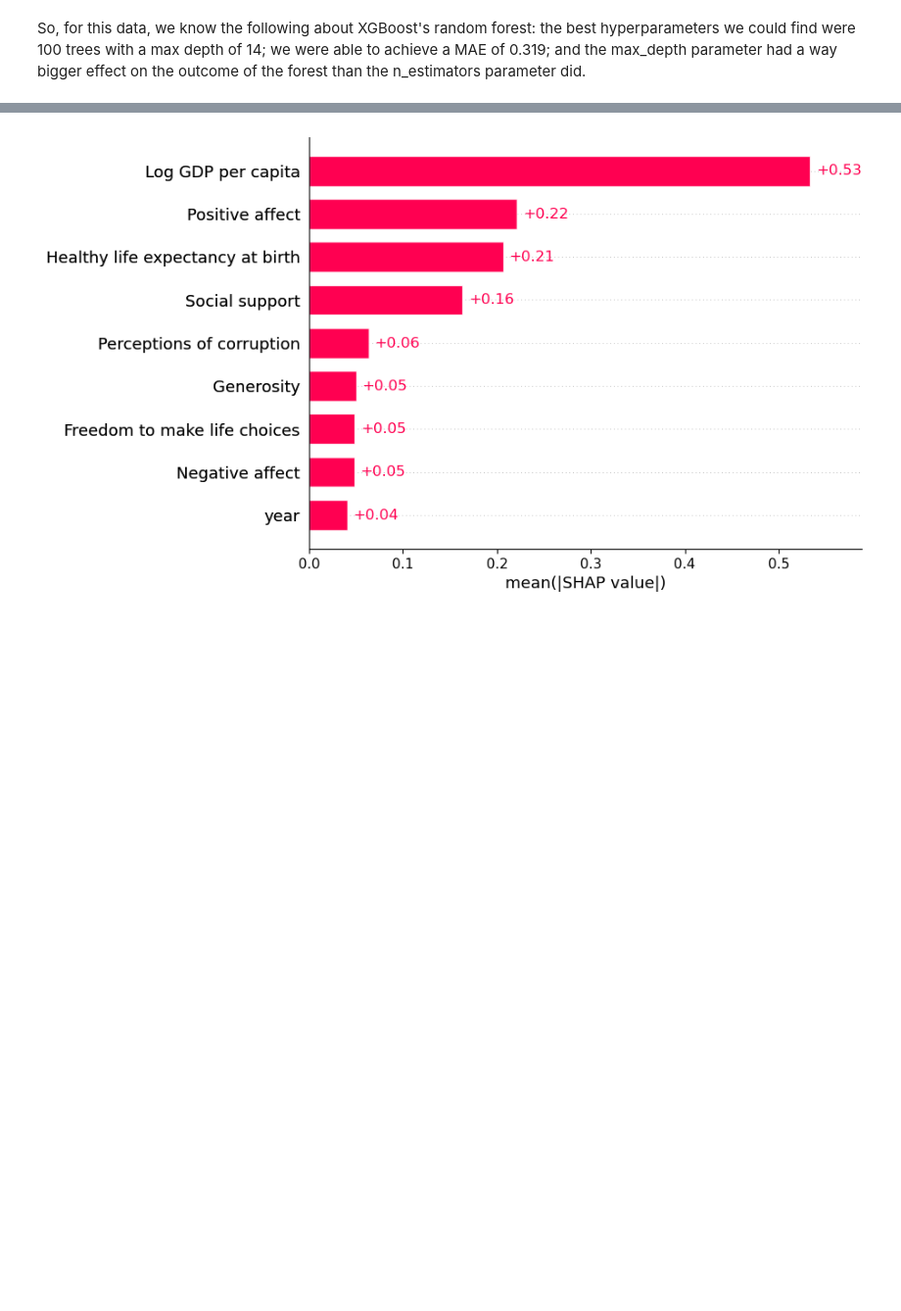
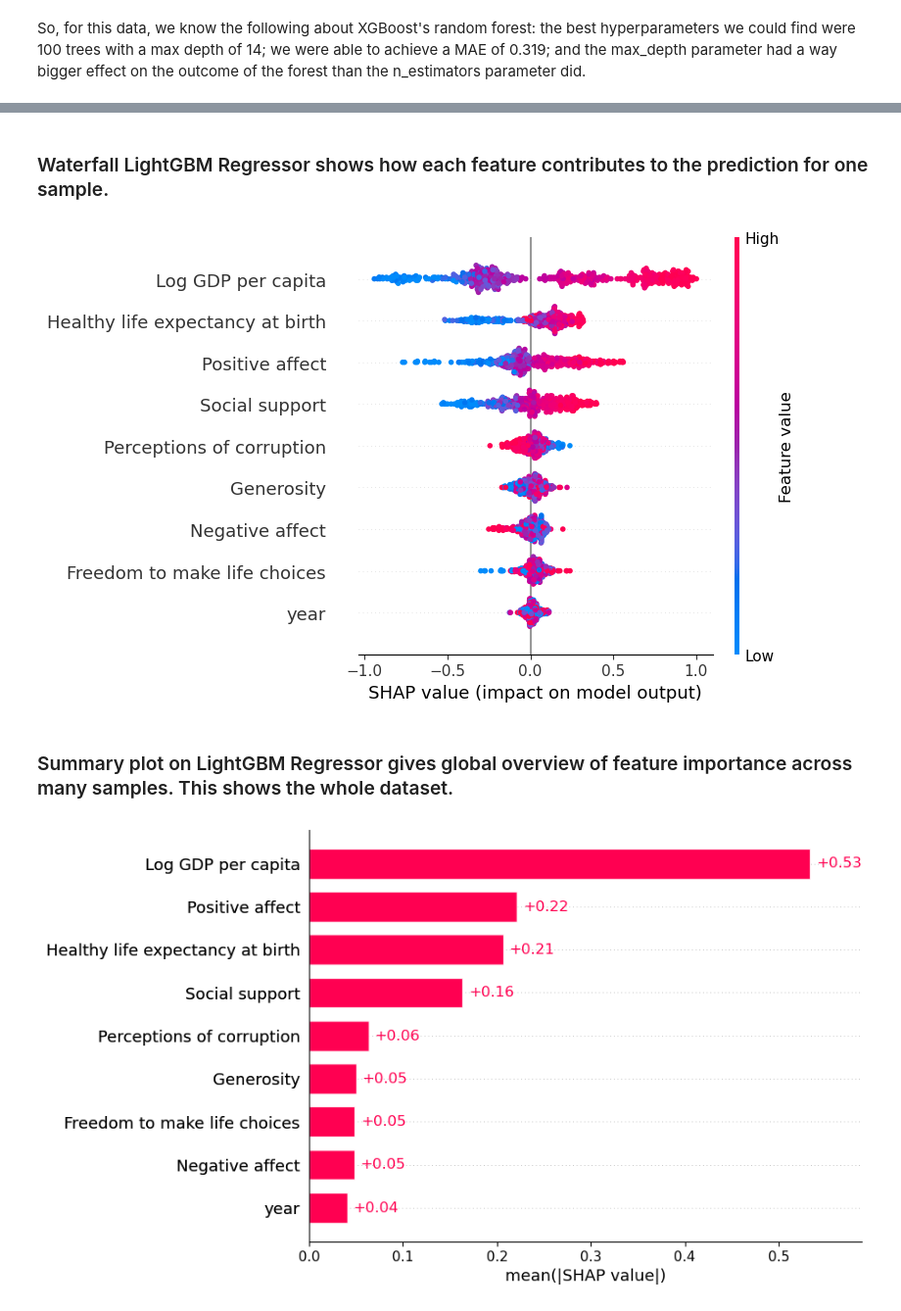
Before and after one commit to kenklabnik/september-jam, a Jupyter notebook: Sohini shap.ipynb, the cells around one changed output, grey strips where cells are left out. Shown at 98% size. Cells and saved outputs as stored; diff of their text form; code cells hidden in the pictures; blank space fills up the shorter version.

```diff
--- a/Sohini shap.ipynb
+++ b/Sohini shap.ipynb
@@ -839 +844,9 @@ You can set `force_col_wise=true` to remove the overhead.
+# %% [markdown]
+### Waterfall LightGBM Regressor shows how each feature contributes to the prediction for one sample.
+# %%
+shap.summary_plot(shap_values_lgbm[:500], features_test[:500], show= False)
+# %% [output]
+[figure, added]
+# %% [markdown]
+### Summary plot on LightGBM Regressor gives global overview of feature importance across many samples. This shows the whole dataset.
 # %%
```
Also changed, not shown: parts of 32 cells of this notebook, 3 other files.
